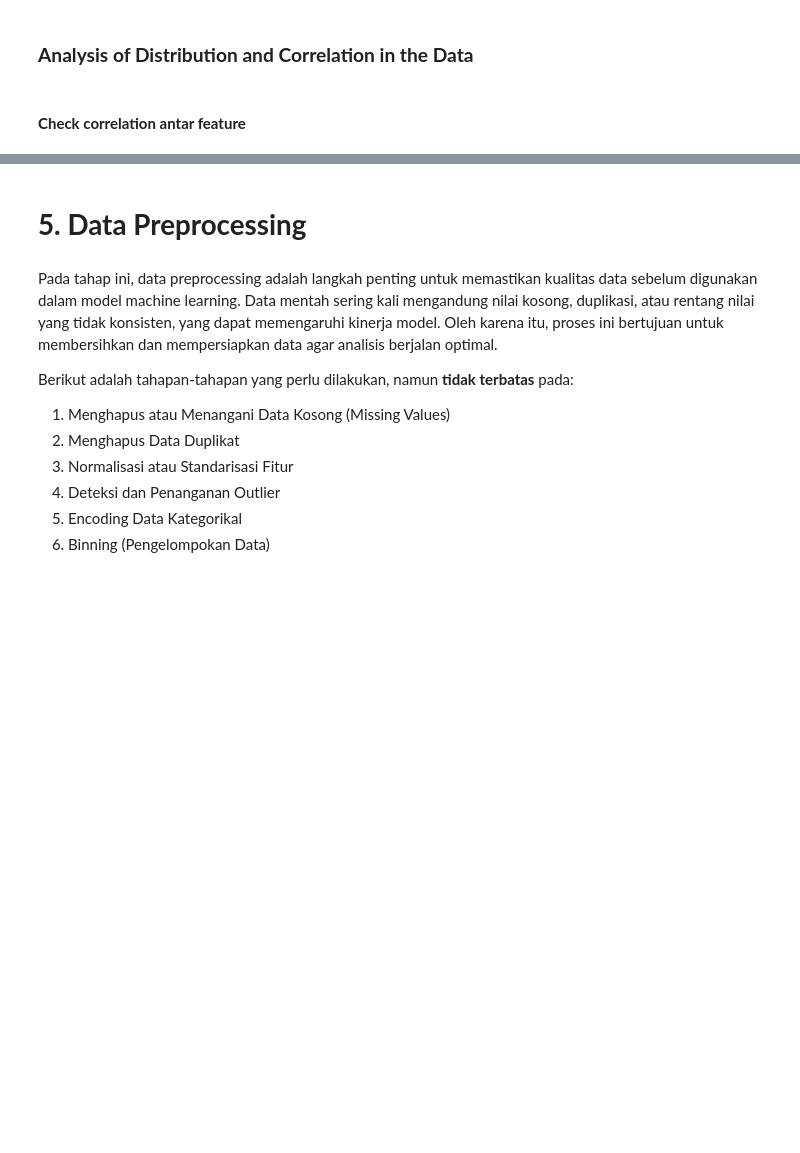
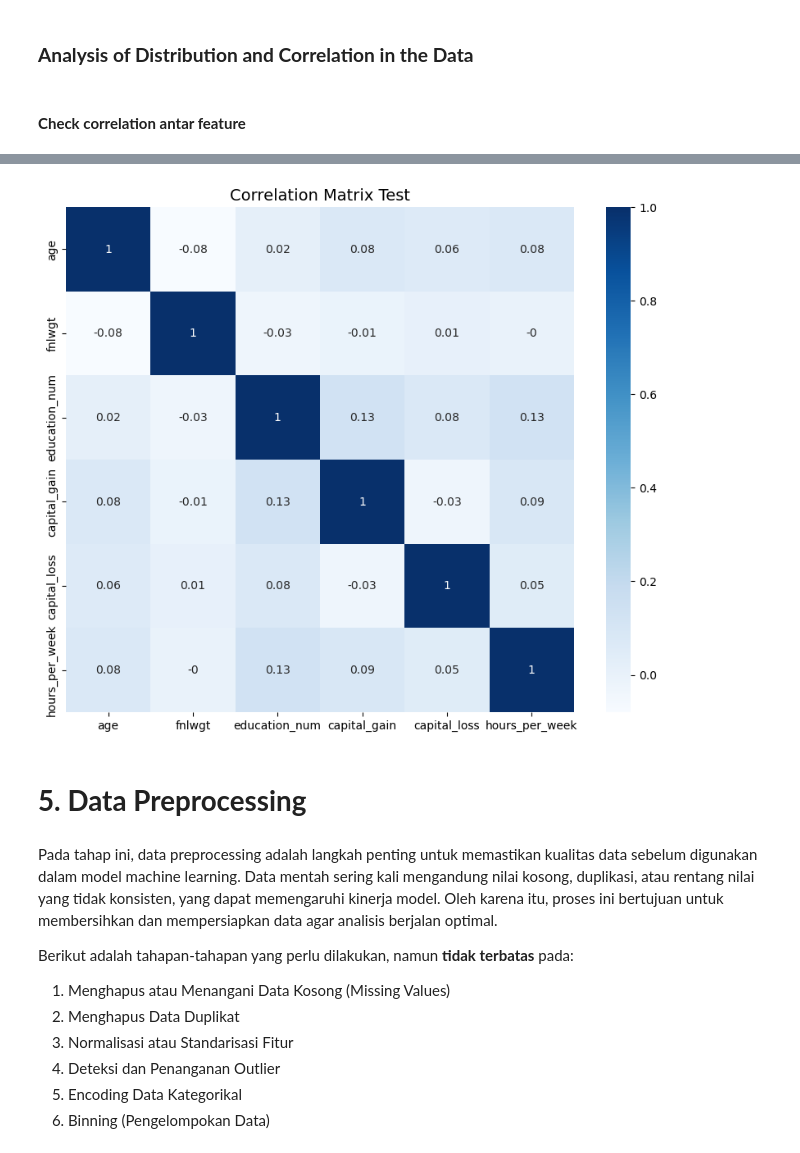
Before and after one commit to Maoelan/adult-income-clustering-classification, a Jupyter notebook: [Clustering] Submission Akhir BMLP_Maulana Muhammad.ipynb, the cells around one changed output, grey strips where cells are left out. Saved outputs shown, nothing was run; the diff lists cells and outputs as text; code cells hidden in the pictures; blank space fills up the shorter version.

```diff
--- a/[Clustering] Submission Akhir BMLP_Maulana Muhammad.ipynb
+++ b/[Clustering] Submission Akhir BMLP_Maulana Muhammad.ipynb
@@ -206,7 +221,12 @@ After checking the data types in the `train_df` and `test_df` DataFrames, it was
 Therefore, it is necessary to convert the features with incorrect data types before proceeding further.
 # %%
 test_df = test_df.drop(index=0).reset_index(drop=True)
-test_df['age'] = pd.to_numeric(test_df['age'])
+test_df['age'] = pd.to_numeric(test_df['age'], errors='coerce').astype('Int64')
+test_df['fnlwgt'] = test_df['fnlwgt'].astype('Int64')
+test_df['education_num'] = test_df['education_num'].astype('Int64')
+test_df['capital_gain'] = test_df['capital_gain'].astype('Int64')
+test_df['capital_loss'] = test_df['capital_loss'].astype('Int64')
+test_df['hours_per_week'] = test_df['hours_per_week'].astype('Int64')
 # %%
 print_feature_types(train_df, "Train")
 print_feature_types(test_df, "Test")
@@ -327,3 +351,14 @@ ValueError: could not convert string to float: 'State-gov'
+# %%
+numeric_columns = test_df_cleaned.select_dtypes(include='number')
+
+correlation_matrix = numeric_columns.corr().round(2)
+
+plt.figure(figsize=(10, 8))
+sns.heatmap(data=correlation_matrix, annot=True, cmap='Blues')
+plt.title("Correlation Matrix Test", size=14)
+plt.show()
+# %% [output]
+[figure, added]
 # %% [markdown]
 # **5. Data Preprocessing**
 # %% [markdown]
```
Also changed, not shown: parts of 6 cells of this notebook.
